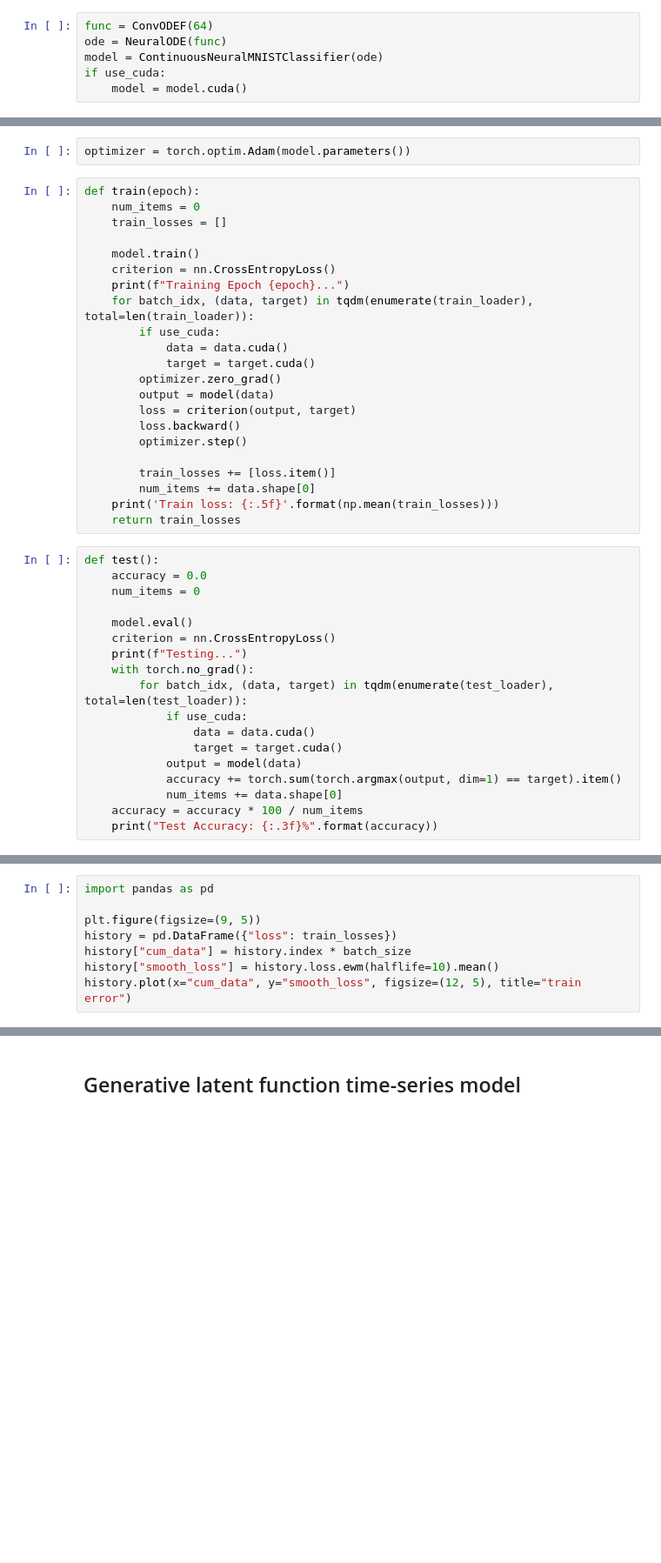
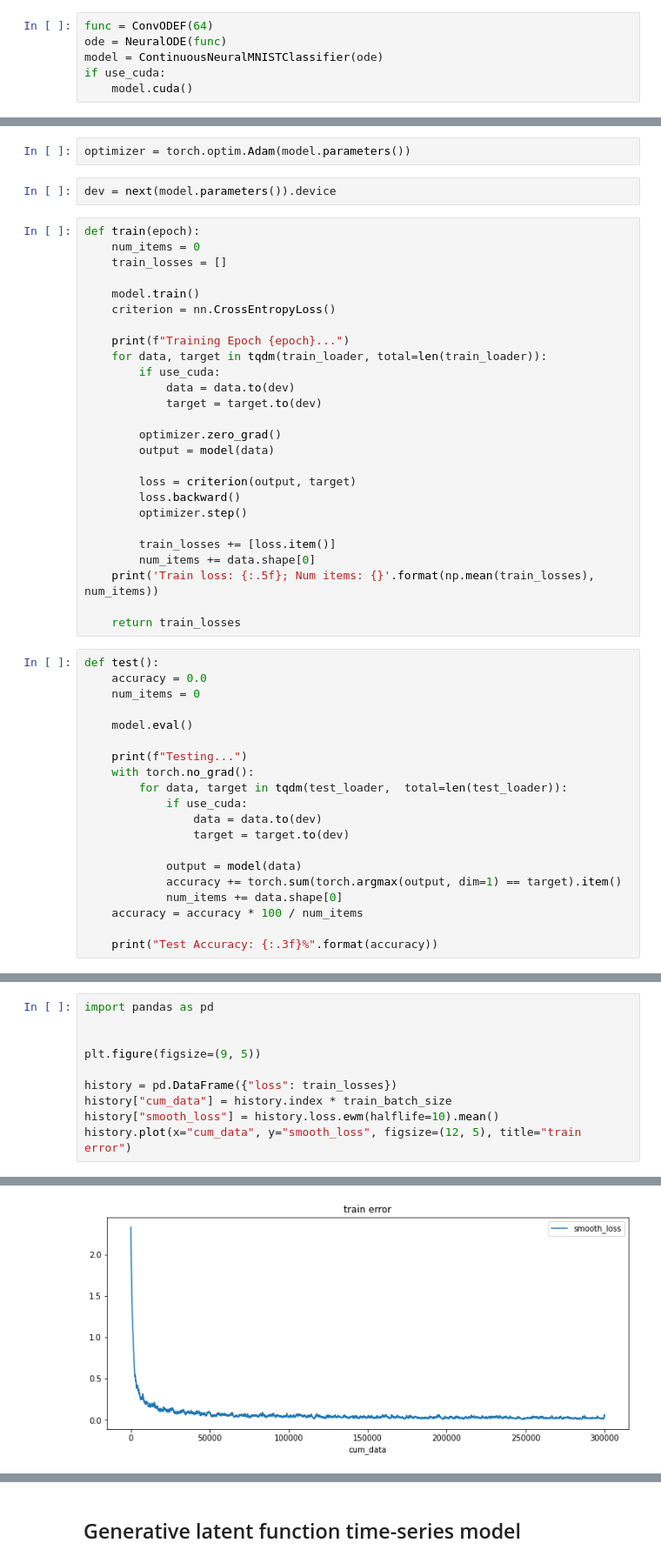
Before and after one commit to chrisway613/Neural-ODE-Exp, a Jupyter notebook: Neural ODEs.ipynb, the cells around one changed output, grey strips where cells are left out. Shown at 87% size. Saved outputs shown, nothing was run; the diff lists cells and outputs as text; blank space fills up the shorter version.

````diff
--- a/Neural ODEs.ipynb
+++ b/Neural ODEs.ipynb
@@ -693,4 +704,4 @@ func = ConvODEF(64)
 ode = NeuralODE(func)
 model = ContinuousNeuralMNISTClassifier(ode)
 if use_cuda:
-    model = model.cuda()
+    model.cuda()
@@ -723,6 +756,8 @@ test_loader = torch.utils.data.DataLoader(
 )
 # %%
 optimizer = torch.optim.Adam(model.parameters())
+# %%
+dev = next(model.parameters()).device
 # %%
 def train(epoch):
     num_items = 0
@@ -730,20 +765,24 @@ def train(epoch):
 
     model.train()
     criterion = nn.CrossEntropyLoss()
+
     print(f"Training Epoch {epoch}...")
-    for batch_idx, (data, target) in tqdm(enumerate(train_loader), total=len(train_loader)):
+    for data, target in tqdm(train_loader, total=len(train_loader)):
         if use_cuda:
-            data = data.cuda()
-            target = target.cuda()
+            data = data.to(dev)
+            target = target.to(dev)
+
         optimizer.zero_grad()
         output = model(data)
+
         loss = criterion(output, target)
         loss.backward()
         optimizer.step()
 
         train_losses += [loss.item()]
         num_items += data.shape[0]
-    print('Train loss: {:.5f}'.format(np.mean(train_losses)))
+    print('Train loss: {:.5f}; Num items: {}'.format(np.mean(train_losses), num_items))
+
     return train_losses
 # %%
 def test():
@@ -751,16 +790,18 @@ def test():
     num_items = 0
 
     model.eval()
-    criterion = nn.CrossEntropyLoss()
+
     print(f"Testing...")
     with torch.no_grad():
-        for batch_idx, (data, target) in tqdm(enumerate(test_loader),  total=len(test_loader)):
+        for data, target in tqdm(test_loader,  total=len(test_loader)):
             if use_cuda:
-                data = data.cuda()
-                target = target.cuda()
+                data = data.to(dev)
+                target = target.to(dev)
+
             output = model(data)
             accuracy += torch.sum(torch.argmax(output, dim=1) == target).item()
             num_items += data.shape[0]
     accuracy = accuracy * 100 / num_items
+
     print("Test Accuracy: {:.3f}%".format(accuracy))
 # %%
@@ -773,8 +838,11 @@ for epoch in range(1, n_epochs + 1):
 # %%
 import pandas as pd
 
+
 plt.figure(figsize=(9, 5))
+
 history = pd.DataFrame({"loss": train_losses})
-history["cum_data"] = history.index * batch_size
+history["cum_data"] = history.index * train_batch_size
 history["smooth_loss"] = history.loss.ewm(halflife=10).mean()
 history.plot(x="cum_data", y="smooth_loss", figsize=(12, 5), title="train error")
+# %% [output]
@@ -781,3 +851,4 @@ history.plot(x="cum_data", y="smooth_loss", figsize=(12, 5), title="train error"
+[figure, added]
 # %% [markdown]
 ```
 Testing...
````
Also changed, not shown: parts of 31 cells of this notebook.
